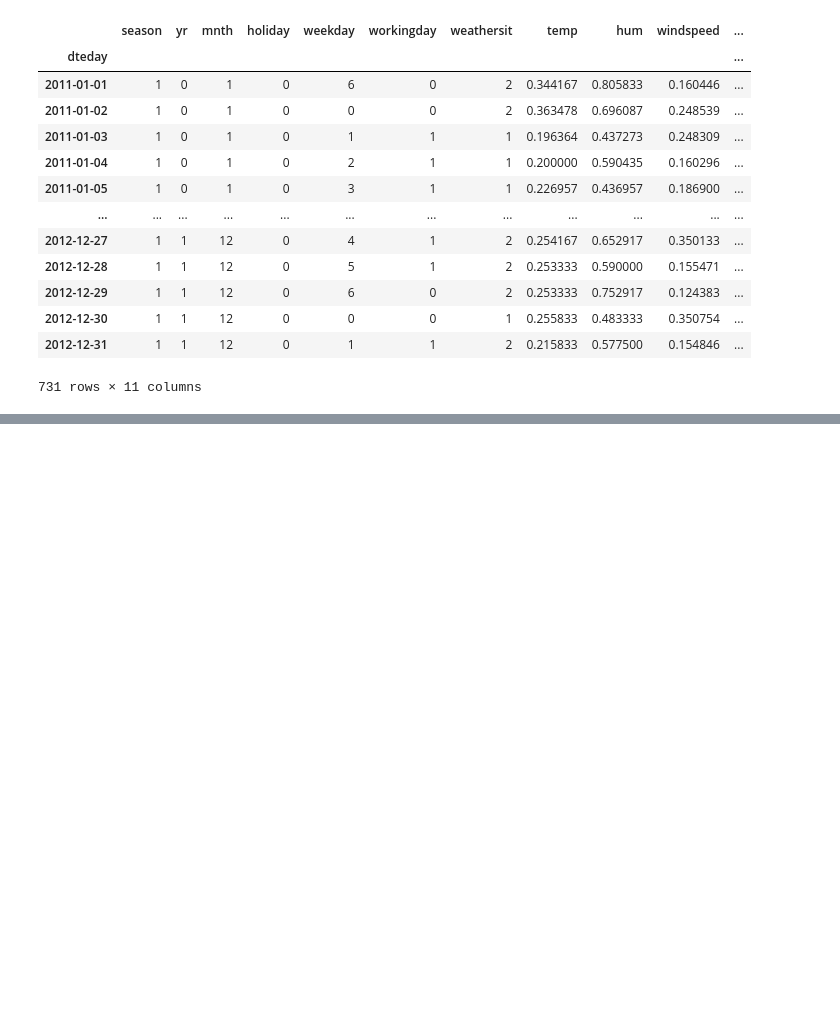
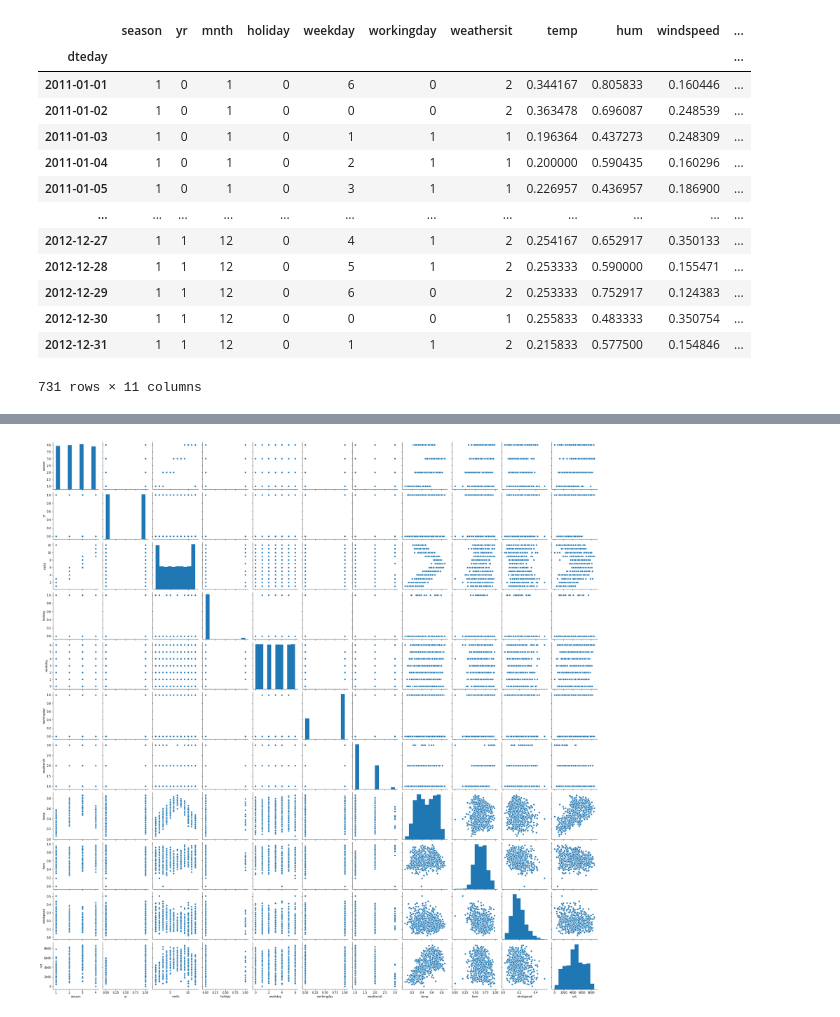
Before and after one commit to marcelounb/DeepLearning, a Jupyter notebook: Projeto3Marcelounb.ipynb, the cells around one changed output, grey strips where cells are left out. Saved outputs shown, nothing was run; the diff lists cells and outputs as text; code cells hidden in the pictures; blank space fills up the shorter version.

```diff
--- a/Projeto3Marcelounb.ipynb
+++ b/Projeto3Marcelounb.ipynb
@@ -130,0 +152,4 @@ bike.drop(labels='dteday', axis=1)
+# %%
+sns.pairplot(bike);
+# %% [output]
+[figure, added]
```
Also changed, not shown: parts of 25 cells of this notebook.
